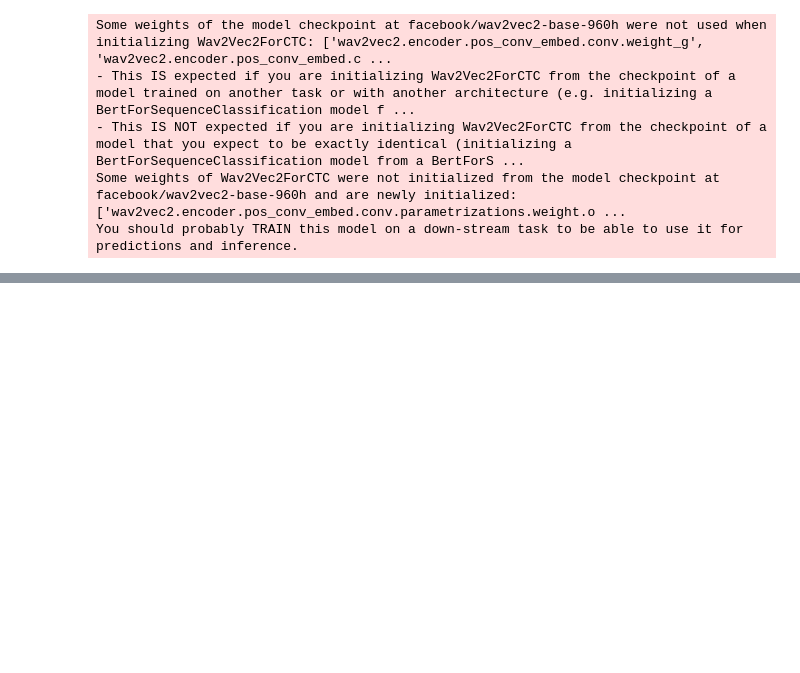
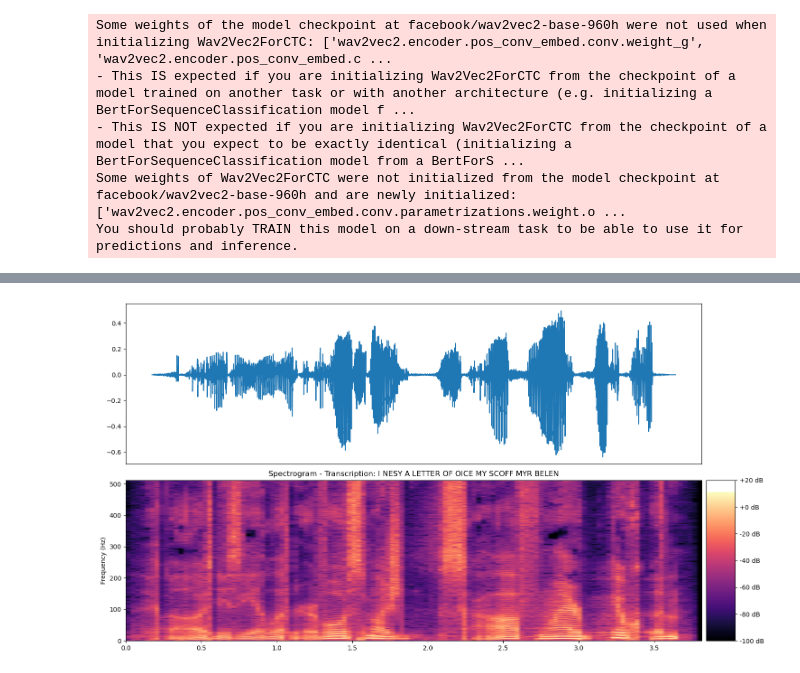
Before and after one commit to Aneesh-Sandhir/Backmasking, a Jupyter notebook: BackMasking.ipynb, the cells around one changed output, grey strips where cells are left out. Drawn from its saved outputs; the diff is of its cells as text; code cells hidden in the pictures; blank space fills up the shorter version.

```diff
--- a/BackMasking.ipynb
+++ b/BackMasking.ipynb
@@ -193,0 +303,6 @@ I NESY A LETTER OF OICE MY SCOFF MYR BELEN
+# %%
+reverse_waveform = reverse_audio(forward_waveform)
+reverse_transcription = transcribe(reverse_waveform)
+play_audio(reverse_waveform)
+plot_spectrogram(reverse_waveform, reverse_transcription);
+# %% [output]
@@ -194,3 +310,4 @@ I NESY A LETTER OF OICE MY SCOFF MYR BELEN
+[figure, added]
 # %%
 # perform Carlini-Wagner attack
 binary_search_steps = 5
```
Also changed, not shown: parts of 12 cells of this notebook.
